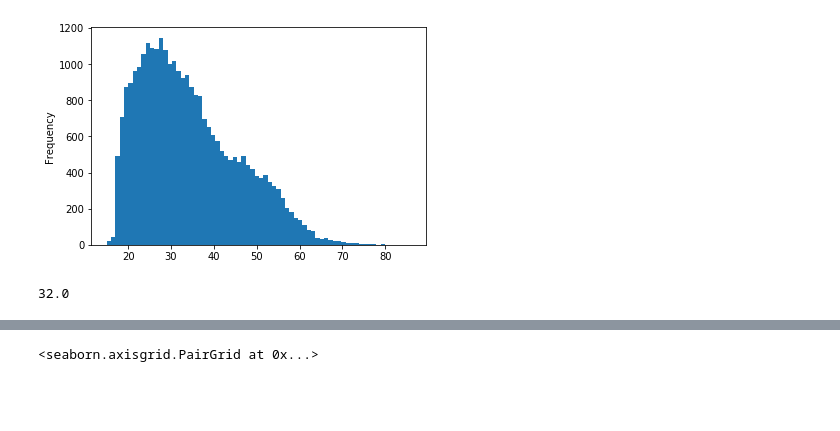
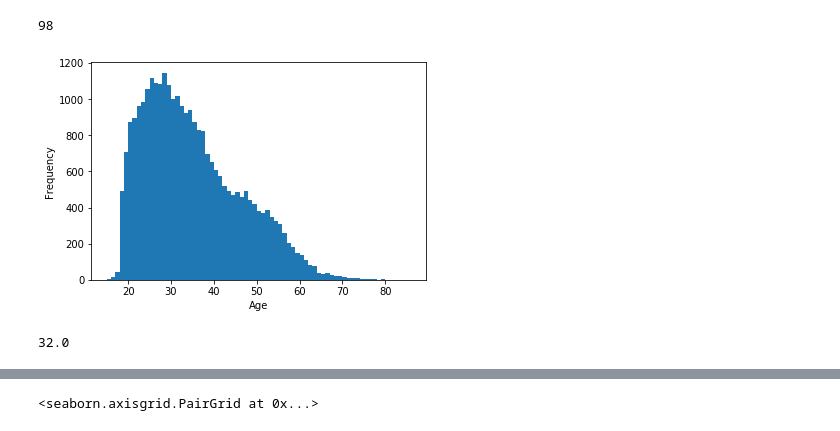
Before and after one commit to SlothDream/SBCap1_CT, a Jupyter notebook: CT_EDA.ipynb, the cells around one changed output, grey strips where cells are left out. Saved outputs shown, nothing was run; the diff lists cells and outputs as text; code cells hidden in the pictures; blank space fills up the shorter version.

```diff
--- a/CT_EDA.ipynb
+++ b/CT_EDA.ipynb
@@ -36,7 +63,0 @@ df.days = pd.to_timedelta(df.days)
-# %%
-df.age.plot(kind='hist', bins=70)
-plt.show()
-df.age.median()
-# %% [output]
-[figure, removed]
-32.0
@@ -46,0 +64,35 @@ misdemeanor_df = df.loc[df['offense_class'].str.endswith('M')]
+# %%
+# Separate out the two datasets, misdemeanor (primary) and felony.
+felony_df = df.loc[df['offense_class'].str.endswith('F')]
+misdemeanor_df = df.loc[df['offense_class'].str.endswith('M')]
+
+# Bin edges to more easily see age differences.
+bin_edges = [10, 20, 30, 40, 50, 60, 70, 80, 90]
+
+# Bin edges for non-age plots.  Sqrt to avoid 'bin bias.'
+bins_sqrt = int(np.sqrt(len(misdemeanor_df.bond_amount)))
+
+# Set up an ecdf function to quickly see distributions.
+def ecdf(data):
+    '''Compute emperical distribution function for one column'''
+    n = len(data)
+    x = np.sort(data)
+    y = np.arange(1, n+1) / n
+    return x, y
+
+# And for reference, the number of bins in non-age plots:
+bins_sqrt
+# %% [output]
+98
+# %%
+# Plot the ages and ecdf of ages over the entire dataframe, just to see
+# what we're starting with.
+df_bins = df.age.max() - df.age.min() # Comes to 71, one for each age in sample
+ax = df.age.plot(kind='hist', bins=df_bins)
+ax = plt.xlabel('Age')
+ax = plt.ylabel('Frequency')
+plt.show()
+df.age.median()
+# %% [output]
+[figure, added]
+32.0
```
Also changed, not shown: parts of 49 cells of this notebook.
